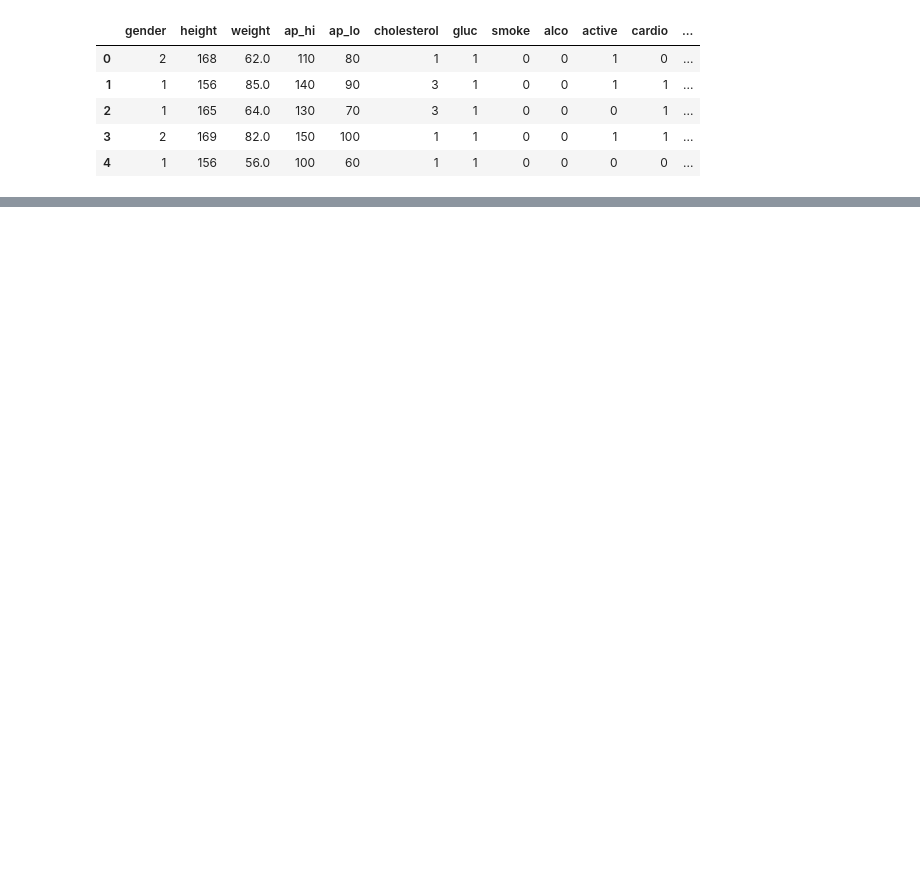
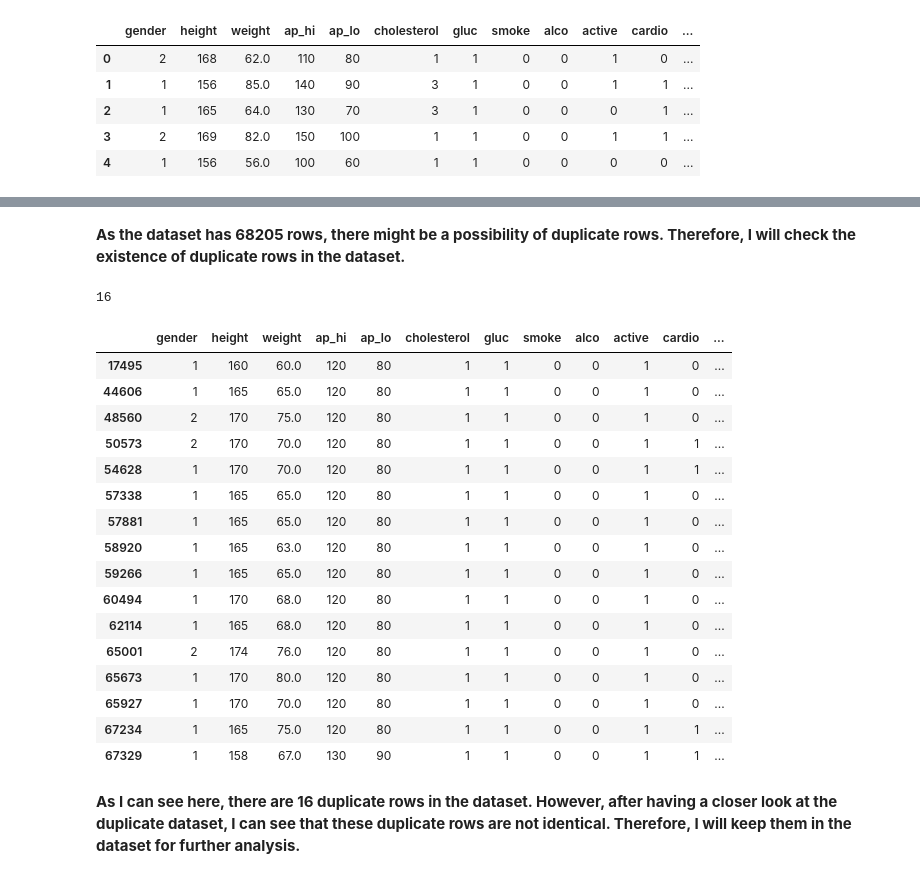
Before and after one commit to mrnnasir/diabetes_risk, a Jupyter notebook: jupyter_notebooks/1. EDA.ipynb, the cells around one changed output, grey strips where cells are left out. Drawn from its saved outputs; the diff is of its cells as text; code cells hidden in the pictures; blank space fills up the shorter version.

Commit message:
created diabeted risk percentage, reloaded in EDA notebook and checked of duplicate rows

```diff
--- a/jupyter_notebooks/1. EDA.ipynb
+++ b/jupyter_notebooks/1. EDA.ipynb
@@ -282,0 +290,6 @@ df.to_csv('dataset/cleaned/cardio_data_processed_clean.csv', index=False)
+# %%
+df_diab = pd.read_csv('dataset/raw/cardio_data_with_diabetes_risk.csv')
+print(df_diab.shape)
+print(df_diab.info())
+print(df_diab.isnull().sum())
+df_diab.head()
@@ -282,0 +320,26 @@ df.to_csv('dataset/cleaned/cardio_data_processed_clean.csv', index=False)
+# %% [markdown]
+**As the dataset has 68205 rows, there might be a possibility of duplicate rows. Therefore, I will check the existence of duplicate rows in the dataset.**
+# %%
+print(df_diab.duplicated().sum())
+df_diab[df_diab.duplicated()]
+# %% [output]
+16
+|  | gender | height | weight | ap_hi | ap_lo | cholesterol | gluc | smoke | alco | active | cardio | ... |
+| 17495 | 1 | 160 | 60.0 | 120 | 80 | 1 | 1 | 0 | 0 | 1 | 0 | ... |
+| 44606 | 1 | 165 | 65.0 | 120 | 80 | 1 | 1 | 0 | 0 | 1 | 0 | ... |
+| 48560 | 2 | 170 | 75.0 | 120 | 80 | 1 | 1 | 0 | 0 | 1 | 0 | ... |
+| 50573 | 2 | 170 | 70.0 | 120 | 80 | 1 | 1 | 0 | 0 | 1 | 1 | ... |
+| 54628 | 1 | 170 | 70.0 | 120 | 80 | 1 | 1 | 0 | 0 | 1 | 1 | ... |
+| 57338 | 1 | 165 | 65.0 | 120 | 80 | 1 | 1 | 0 | 0 | 1 | 0 | ... |
+| 57881 | 1 | 165 | 65.0 | 120 | 80 | 1 | 1 | 0 | 0 | 1 | 0 | ... |
+| 58920 | 1 | 165 | 63.0 | 120 | 80 | 1 | 1 | 0 | 0 | 1 | 0 | ... |
+| 59266 | 1 | 165 | 65.0 | 120 | 80 | 1 | 1 | 0 | 0 | 1 | 0 | ... |
+| 60494 | 1 | 170 | 68.0 | 120 | 80 | 1 | 1 | 0 | 0 | 1 | 0 | ... |
+| 62114 | 1 | 165 | 68.0 | 120 | 80 | 1 | 1 | 0 | 0 | 1 | 0 | ... |
+| 65001 | 2 | 174 | 76.0 | 120 | 80 | 1 | 1 | 0 | 0 | 1 | 0 | ... |
+| 65673 | 1 | 170 | 80.0 | 120 | 80 | 1 | 1 | 0 | 0 | 1 | 0 | ... |
+| 65927 | 1 | 170 | 70.0 | 120 | 80 | 1 | 1 | 0 | 0 | 1 | 0 | ... |
+| 67234 | 1 | 165 | 75.0 | 120 | 80 | 1 | 1 | 0 | 0 | 1 | 1 | ... |
+| 67329 | 1 | 158 | 67.0 | 130 | 90 | 1 | 1 | 0 | 0 | 1 | 1 | ... |
+# %% [markdown]
+**As I can see here, there are 16 duplicate rows in the dataset. However, after having a closer look at the duplicate dataset, I can see that these duplicate rows are not identical. Therefore, I will keep them in the dataset for further analysis.**
```
Also changed, not shown: parts of 14 cells of this notebook, 2 other files.
